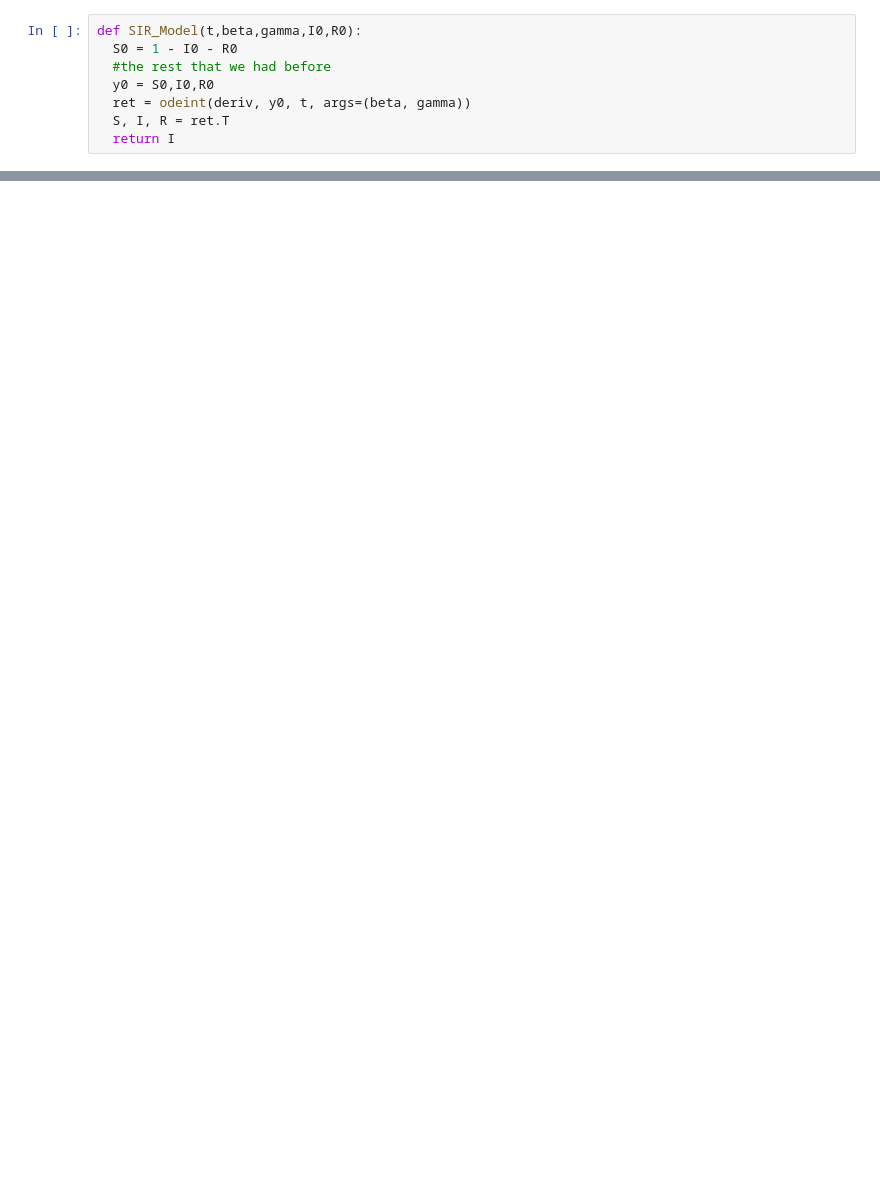
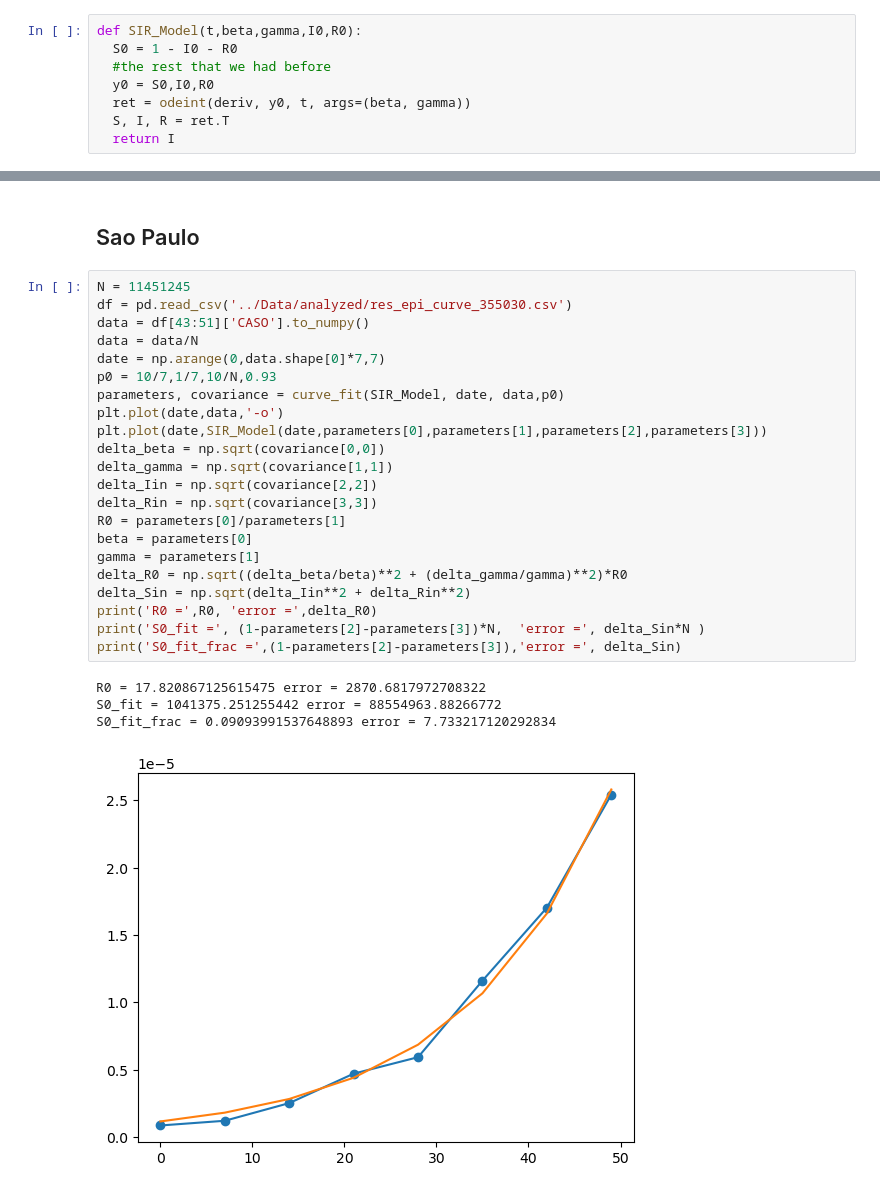
Before and after one commit to denisecammarota/measles-BR, a Jupyter notebook: Notebooks/R0_Estimation_Cities.ipynb, the cells around one changed output, grey strips where cells are left out. Cells and saved outputs as stored; diff of their text form; blank space fills up the shorter version.

```diff
--- a/Notebooks/R0_Estimation_Cities.ipynb
+++ b/Notebooks/R0_Estimation_Cities.ipynb
@@ -26,0 +44,29 @@ def SIR_Model(t,beta,gamma,I0,R0):
+# %% [markdown]
+## Sao Paulo
+# %%
+N = 11451245
+df = pd.read_csv('../Data/analyzed/res_epi_curve_355030.csv')
+data = df[43:51]['CASO'].to_numpy()
+data = data/N
+date = np.arange(0,data.shape[0]*7,7)
+p0 = 10/7,1/7,10/N,0.93
+parameters, covariance = curve_fit(SIR_Model, date, data,p0)
+plt.plot(date,data,'-o')
+plt.plot(date,SIR_Model(date,parameters[0],parameters[1],parameters[2],parameters[3]))
+delta_beta = np.sqrt(covariance[0,0])
+delta_gamma = np.sqrt(covariance[1,1])
+delta_Iin = np.sqrt(covariance[2,2])
+delta_Rin = np.sqrt(covariance[3,3])
+R0 = parameters[0]/parameters[1]
+beta = parameters[0]
+gamma = parameters[1]
+delta_R0 = np.sqrt((delta_beta/beta)**2 + (delta_gamma/gamma)**2)*R0
+delta_Sin = np.sqrt(delta_Iin**2 + delta_Rin**2)
+print('R0 =',R0, 'error =',delta_R0)
+print('S0_fit =', (1-parameters[2]-parameters[3])*N,  'error =', delta_Sin*N )
+print('S0_fit_frac =',(1-parameters[2]-parameters[3]),'error =', delta_Sin)
+# %% [output]
+R0 = 17.820867125615475 error = 2870.6817972708322
+S0_fit = 1041375.251255442 error = 88554963.88266772
+S0_fit_frac = 0.09093991537648893 error = 7.733217120292834
+[figure, added]
```
Also changed, not shown: parts of 16 cells of this notebook, 1 other file.
